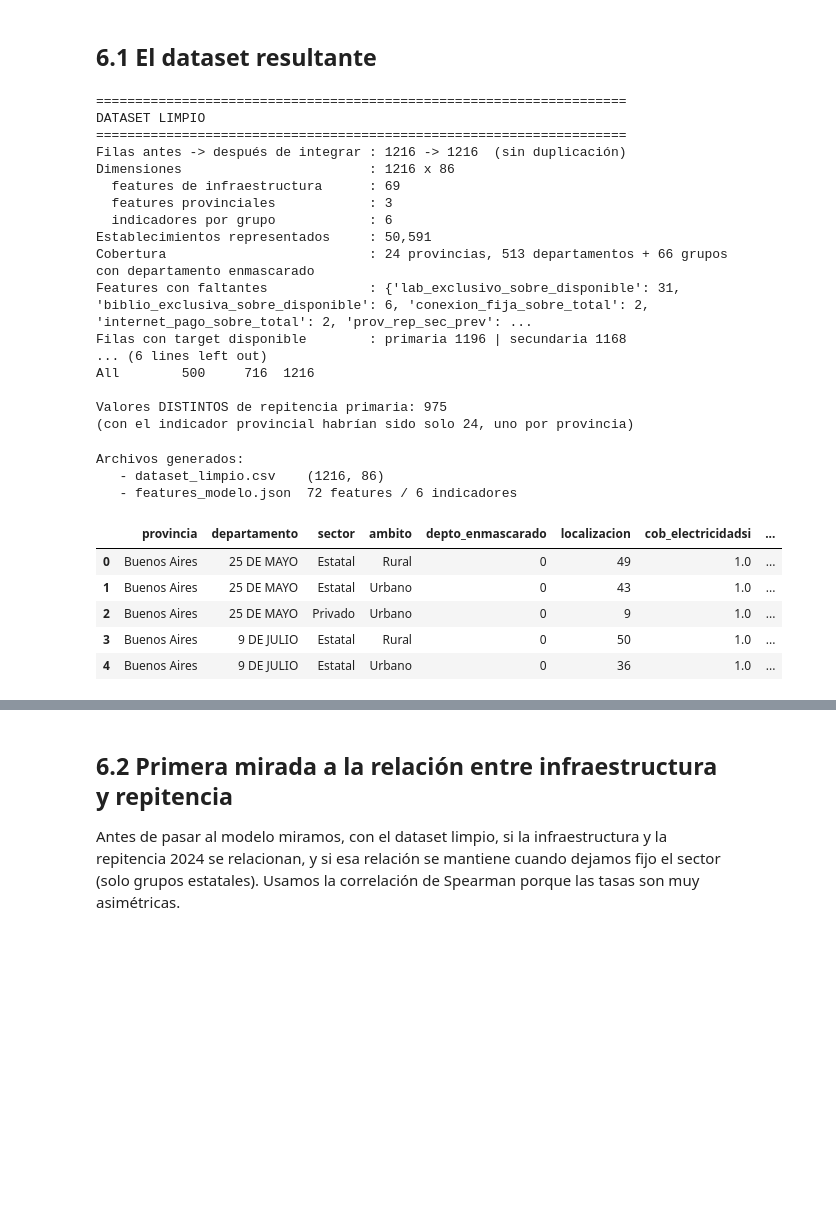
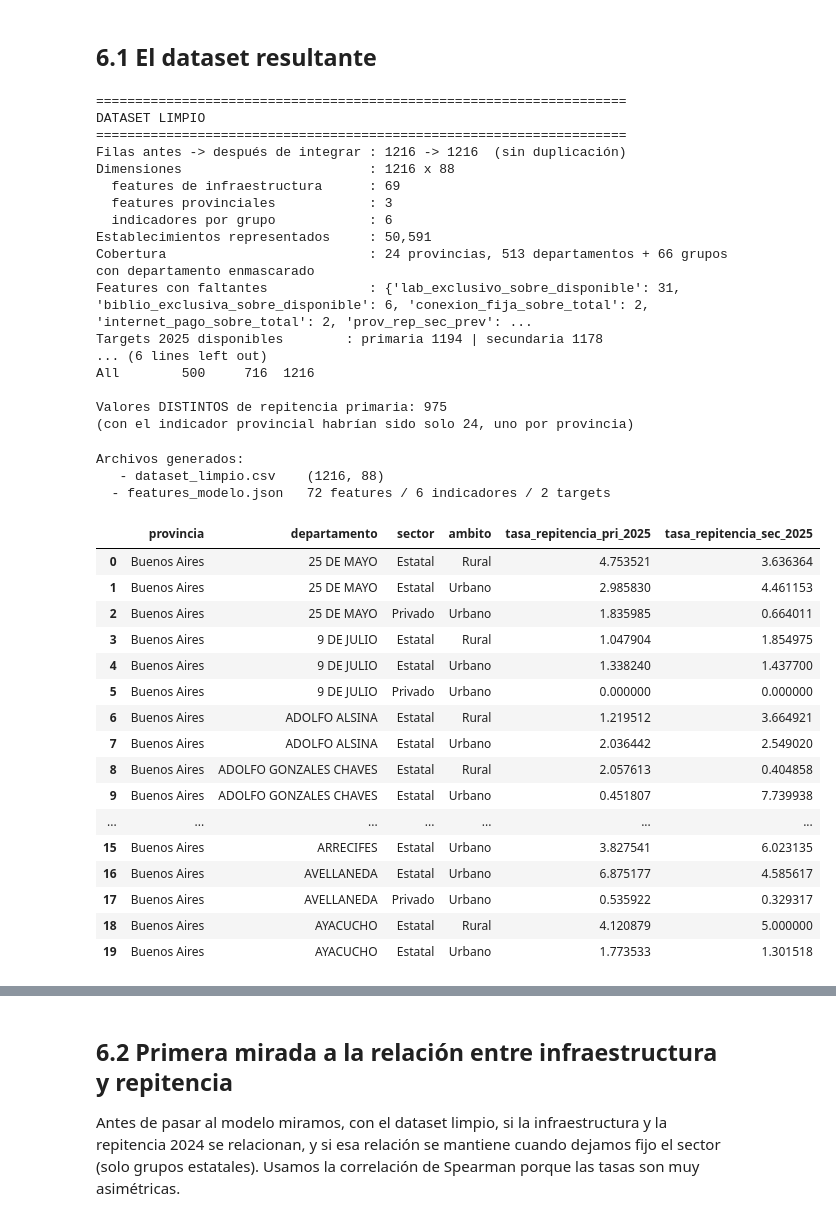
Before and after one commit to ju4n1t0x/repitencia_educacional, a Jupyter notebook: TRABAJO_APREN_AUTOMATICO_completo.ipynb, the cells around one changed output, grey strips where cells are left out. Drawn from its saved outputs; the diff is of its cells as text; code cells hidden in the pictures; blank space fills up the shorter version.

Commit message:
Correccion ejercicio 6.1 - objetivos repitencia 2025

```diff
--- a/TRABAJO_APREN_AUTOMATICO_completo.ipynb
+++ b/TRABAJO_APREN_AUTOMATICO_completo.ipynb
@@ -2337,11 +2415,26 @@ Santa Cruz aparece con 0,0 en secundaria en el archivo oficial, y también con 0
 # %%
 FEATURES_INFRA = list(T_sel.columns) + list(Nv.columns)
 FEATURES       = FEATURES_INFRA + PROV
+
+TARGETS = [
+    "tasa_repitencia_pri_2025",
+    "tasa_repitencia_sec_2025"
+]
+
 INFRA = pd.concat([base[IDS + ["depto_enmascarado", "localizacion"]], T_sel, Nv], axis=1)
 
 n0 = len(INFRA)
 df_limpio = INFRA.merge(IND[IDS + ["mat_pri", "mat_sec"] + PROV + TASAS],
                         on=IDS, how="left", validate="one_to_one")
+
+df_limpio = df_limpio.merge(
+    IND_2025[IDS + TARGETS],
+    on=IDS,
+    how="left",
+    validate="one_to_one"
+)
+
+
 
 enm   = df_limpio.departamento.eq("Enmascarado")
 n_dep = df_limpio.loc[~enm, ["provincia", "departamento"]].drop_duplicates().shape[0]
@@ -2359,8 +2452,8 @@ print(f"Cobertura                          : {df_limpio.provincia.nunique()} pro
       f"{n_dep} departamentos + {int(enm.sum())} grupos con departamento enmascarado")
 faltan = df_limpio[FEATURES].isna().sum()
 print(f"Features con faltantes             : {faltan[faltan > 0].to_dict()}")
-print(f"Filas con target disponible        : primaria {df_limpio.tasa_repitencia_pri.notna().sum()} | "
-      f"secundaria {df_limpio.tasa_repitencia_sec.notna().sum()}")
+print(f"Targets 2025 disponibles        : primaria {df_limpio.tasa_repitencia_pri_2025.notna().sum()} | "
+      f"secundaria {df_limpio.tasa_repitencia_sec_2025.notna().sum()}")
 print()
 print("Distribución por sector y ámbito:")
 print(pd.crosstab(df_limpio.sector, df_limpio.ambito, margins=True).to_string())
@@ -2372,14 +2465,14 @@ print("(con el indicador provincial habrían sido solo 24, uno por provincia)")
 DATASET LIMPIO
 ====================================================================
 Filas antes -> después de integrar : 1216 -> 1216  (sin duplicación)
-Dimensiones                        : 1216 x 86
+Dimensiones                        : 1216 x 88
   features de infraestructura      : 69
   features provinciales            : 3
   indicadores por grupo            : 6
 Establecimientos representados     : 50,591
 Cobertura                          : 24 provincias, 513 departamentos + 66 grupos con departamento enmascarado
 Features con faltantes             : {'lab_exclusivo_sobre_disponible': 31, 'biblio_exclusiva_sobre_disponible': 6, 'conexion_fija_sobre_total': 2, 'internet_pago_sobre_total': 2, 'prov_rep_sec_prev': ...
-Filas con target disponible        : primaria 1196 | secundaria 1168
+Targets 2025 disponibles        : primaria 1194 | secundaria 1178
 ... (6 lines left out)
 All        500     716  1216
 
@@ -2388,25 +2481,48 @@ Valores DISTINTOS de repitencia primaria: 975
 # %%
 df_limpio.to_csv("dataset_limpio.csv", index=False, encoding="utf-8")
 with open("features_modelo.json", "w", encoding="utf-8") as fh:
-    json.dump({"features_infraestructura": FEATURES_INFRA,
-               "features_provinciales": PROV,
-               "indicadores_por_grupo": TASAS,
-               "identificacion": IDS,
-               "umbral_matricula": MIN_MATRICULA,
-               "hoja_rezago_provincial": HOJA_PREVIA}, fh, ensure_ascii=False, indent=1)
+    json.dump({
+        "features_infraestructura": FEATURES_INFRA,
+        "features_provinciales": PROV,
+        "indicadores_por_grupo": TASAS,
+        "targets": TARGETS,
+        "identificacion": IDS,
+        "umbral_matricula": MIN_MATRICULA,
+        "hoja_rezago_provincial": HOJA_PREVIA
+    }, fh, ensure_ascii=False, indent=1)
 
 print("Archivos generados:")
 print("   - dataset_limpio.csv   ", df_limpio.shape)
-print("   - features_modelo.json ", len(FEATURES), "features /", len(TASAS), "indicadores")
+print("  - features_modelo.json  ", len(FEATURES), "features /",
+      len(TASAS), "indicadores /", len(TARGETS), "targets")
 df_limpio.head()
+df_limpio[[
+    "provincia",
+    "departamento",
+    "sector",
+    "ambito",
+    "tasa_repitencia_pri_2025",
+    "tasa_repitencia_sec_2025"
+]].head(20)
 # %% [output]
 Archivos generados:
-   - dataset_limpio.csv    (1216, 86)
-   - features_modelo.json  72 features / 6 indicadores
+   - dataset_limpio.csv    (1216, 88)
+  - features_modelo.json   72 features / 6 indicadores / 2 targets
-|  | provincia | departamento | sector | ambito | depto_enmascarado | localizacion | cob_electricidadsi | ... |
-| 0 | Buenos Aires | 25 DE MAYO | Estatal | Rural | 0 | 49 | 1.0 | ... |
-| 1 | Buenos Aires | 25 DE MAYO | Estatal | Urbano | 0 | 43 | 1.0 | ... |
-| 2 | Buenos Aires | 25 DE MAYO | Privado | Urbano | 0 | 9 | 1.0 | ... |
-| 3 | Buenos Aires | 9 DE JULIO | Estatal | Rural | 0 | 50 | 1.0 | ... |
-| 4 | Buenos Aires | 9 DE JULIO | Estatal | Urbano | 0 | 36 | 1.0 | ... |
+|  | provincia | departamento | sector | ambito | tasa_repitencia_pri_2025 | tasa_repitencia_sec_2025 |
+| 0 | Buenos Aires | 25 DE MAYO | Estatal | Rural | 4.753521 | 3.636364 |
+| 1 | Buenos Aires | 25 DE MAYO | Estatal | Urbano | 2.985830 | 4.461153 |
+| 2 | Buenos Aires | 25 DE MAYO | Privado | Urbano | 1.835985 | 0.664011 |
+| 3 | Buenos Aires | 9 DE JULIO | Estatal | Rural | 1.047904 | 1.854975 |
+| 4 | Buenos Aires | 9 DE JULIO | Estatal | Urbano | 1.338240 | 1.437700 |
+| 5 | Buenos Aires | 9 DE JULIO | Privado | Urbano | 0.000000 | 0.000000 |
+| 6 | Buenos Aires | ADOLFO ALSINA | Estatal | Rural | 1.219512 | 3.664921 |
+| 7 | Buenos Aires | ADOLFO ALSINA | Estatal | Urbano | 2.036442 | 2.549020 |
+| 8 | Buenos Aires | ADOLFO GONZALES CHAVES | Estatal | Rural | 2.057613 | 0.404858 |
+| 9 | Buenos Aires | ADOLFO GONZALES CHAVES | Estatal | Urbano | 0.451807 | 7.739938 |
+| ... | ... | ... | ... | ... | ... | ... |
+| 15 | Buenos Aires | ARRECIFES | Estatal | Urbano | 3.827541 | 6.023135 |
+| 16 | Buenos Aires | AVELLANEDA | Estatal | Urbano | 6.875177 | 4.585617 |
+| 17 | Buenos Aires | AVELLANEDA | Privado | Urbano | 0.535922 | 0.329317 |
+| 18 | Buenos Aires | AYACUCHO | Estatal | Rural | 4.120879 | 5.000000 |
+| 19 | Buenos Aires | AYACUCHO | Estatal | Urbano | 1.773533 | 1.301518 |
 # %% [markdown]
```
Also changed, not shown: parts of 5 cells of this notebook.
